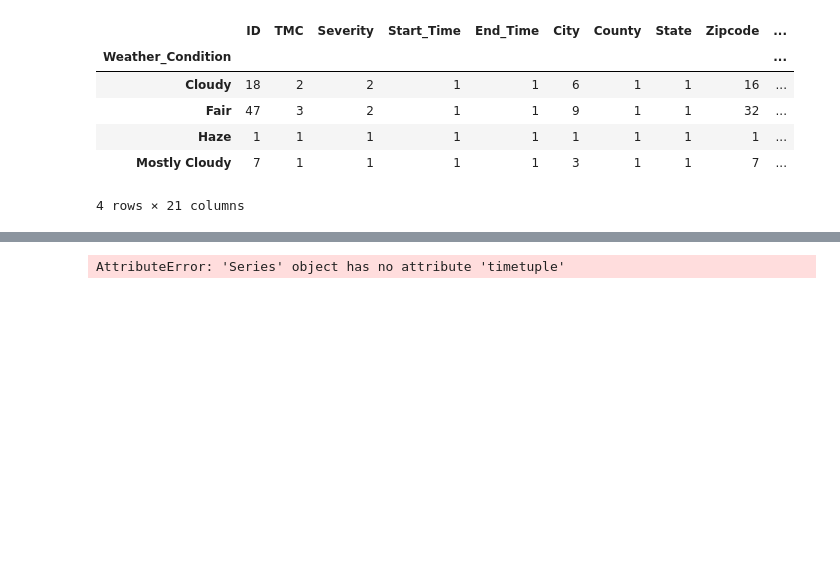
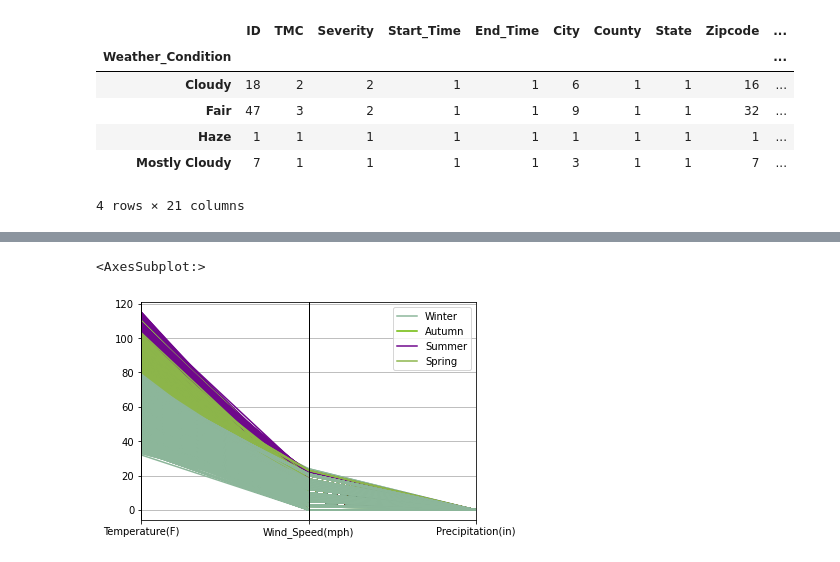
Before and after one commit to samantha8990/Project-1, a Jupyter notebook: JupiterNotebook.ipynb, the cells around one changed output, grey strips where cells are left out. Drawn from its saved outputs; the diff is of its cells as text; code cells hidden in the pictures; blank space fills up the shorter version.

```diff
--- a/JupiterNotebook.ipynb
+++ b/JupiterNotebook.ipynb
@@ -276,10 +295,9 @@ feb20_data
 # %%
 #total accidents and weather type
 #scatter plot-- x-axis number grouped by accidents per day
 #graph precipitation- windspeed- and temperature
-x_values = us_data_maricopa['Start_Time'].().tm_yday
-y_values = us_data_maricopa['Wind_Speed(mph)']
-plt.scatter(x_values,y_values)
-plt.show()
+parallel_coordinates(us_data_maricopa, class_column='Season', cols=['Temperature(F)', 'Wind_Speed(mph)', 'Precipitation(in)'])
+plt.show
 # %% [output]
-AttributeError: 'Series' object has no attribute 'timetuple'
+<AxesSubplot:>
+[figure, added]
```
Also changed, not shown: parts of 4 cells of this notebook.
